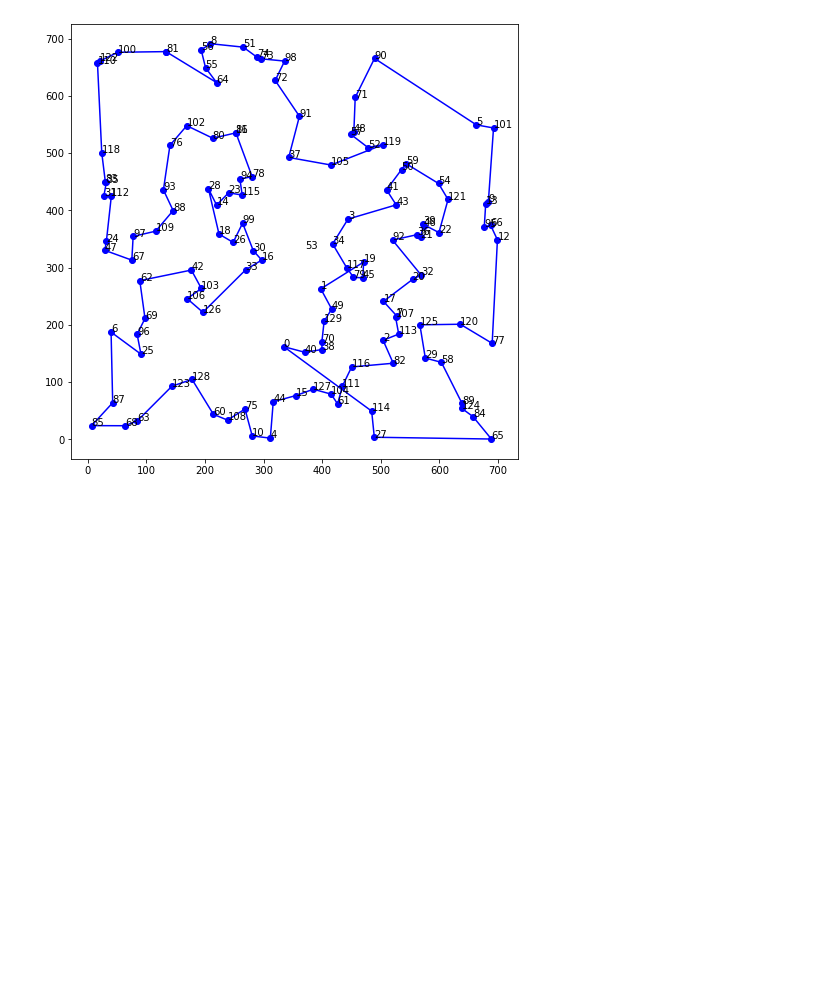
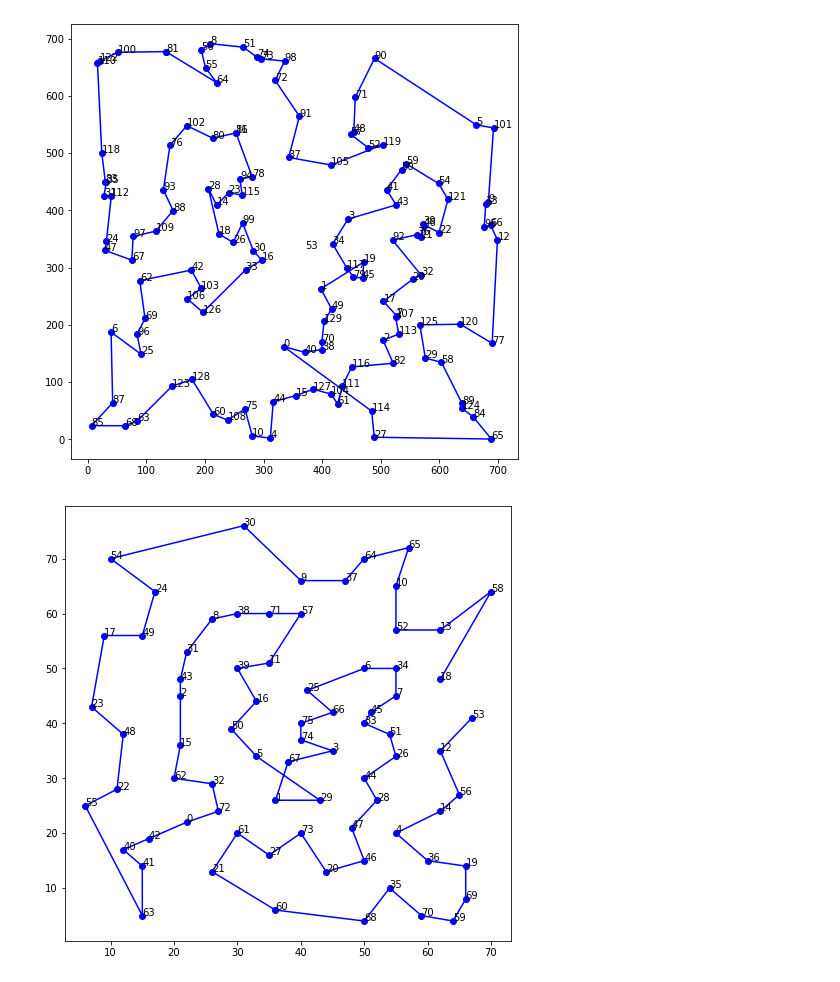
Before and after one commit to MicheleCattaneo/ant_colony_opt_TSP, a Jupyter notebook: Plot solution.ipynb, the cells around one changed output. Drawn from its saved outputs; the diff is of its cells as text; code cells hidden in the pictures; blank space fills up the shorter version.

```diff
--- a/Plot solution.ipynb
+++ b/Plot solution.ipynb
@@ -84,3 +82,11 @@ x = [81,100,122,110,118,83,35,31,112,24,47,67,97,109,88,93,76,102,80,86,11,78,94
 plotSolution(x, points)
 # %% [output]
 [figure]
+# %%
+x = [53,12,56,14,4,36,19,69,59,70,35,68,60,21,61,27,73,20,46,47,28,44,26,51,33,45,7,34,6,25,66,75,74,3,67,1,29,5,50,16,39,11,57,71,38,8,31,43,2,15,62,32,72,0,42,40,41,63,55,22,48,23,17,49,24,54,30,9,37,64,65,10,52,13,58,18]
+# %%
+points = getPoints('./problems/eil76.tsp')
+# %%
+plotSolution(x, points)
+# %% [output]
+[figure, added]
```
Also changed, not shown: parts of 10 cells of this notebook, 14 other files.
